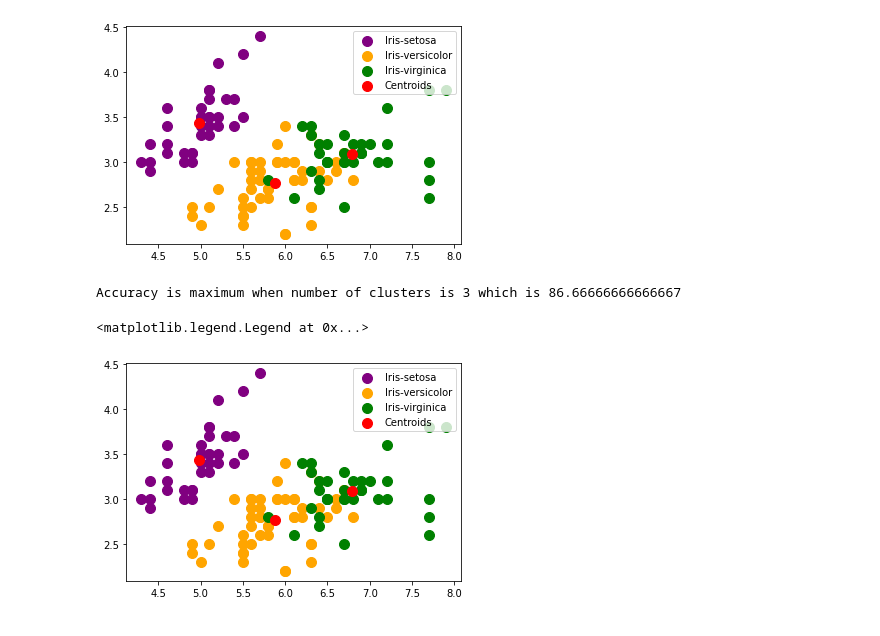
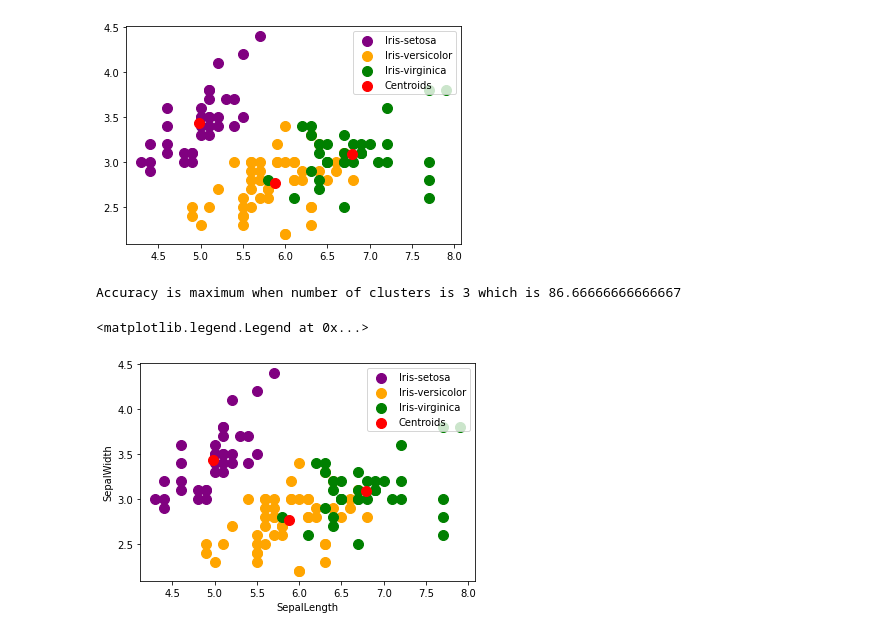
Before and after one commit to PatilOjas/AIML-Lab, a Jupyter notebook: Exp 5/KMeans.ipynb, the cells around one changed output. Cells and saved outputs as stored; diff of their text form; code cells hidden in the pictures.

```diff
--- a/Exp 5/KMeans.ipynb
+++ b/Exp 5/KMeans.ipynb
@@ -62,28 +66,32 @@ plt.legend()
 [figure]
 # %%
 lst = []
+wcss = []
 for i in range(1, 11):
 	kmeans = KMeans(n_clusters=i, random_state=0).fit(df)
 	kmeans.labels_
 	kmeans.cluster_centers_
+	wcss.append(kmeans.inertia_)
 	testPredict = kmeans.predict(x_test)
 	from sklearn.metrics import accuracy_score
 	acc = accuracy_score(y_test, testPredict) * 100
 	lst.append([i, acc, kmeans])
 
 abc = max(lst, key=lambda x: x[1])
 print(f"Accuracy is maximum when number of clusters is {abc[0]} which is {abc[1]}")
 kmeans = abc[2]
 x = df.values
 y_kmeans = kmeans.fit_predict(x)
 plt.scatter(x[y_kmeans == 0, 0], x[y_kmeans == 0, 1], s = 100, c = 'purple', label = 'Iris-setosa')
 plt.scatter(x[y_kmeans == 1, 0], x[y_kmeans == 1, 1], s = 100, c = 'orange', label = 'Iris-versicolor')
 plt.scatter(x[y_kmeans == 2, 0], x[y_kmeans == 2, 1], s = 100, c = 'green', label = 'Iris-virginica')
 
 plt.scatter(kmeans.cluster_centers_[:, 0], kmeans.cluster_centers_[:,1], s = 100, c = 'red', label = 'Centroids')
+plt.xlabel('SepalLength')
+plt.ylabel('SepalWidth')
 
 plt.legend()
 # %% [output]
 Accuracy is maximum when number of clusters is 3 which is 86.66666666666667
 <matplotlib.legend.Legend at 0x...>
-[figure, old version]
+[figure, new version]
```
Also changed, not shown: parts of 3 cells of this notebook.
